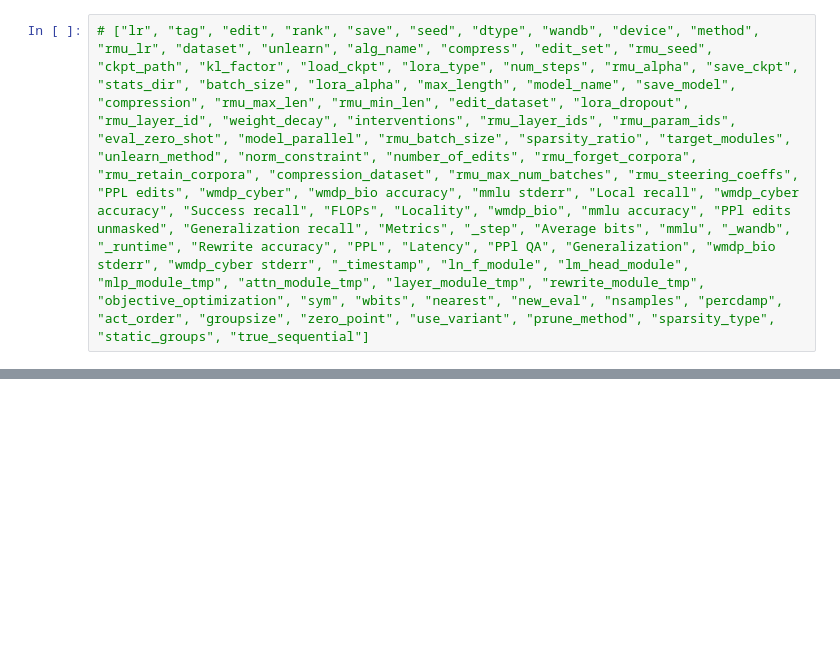
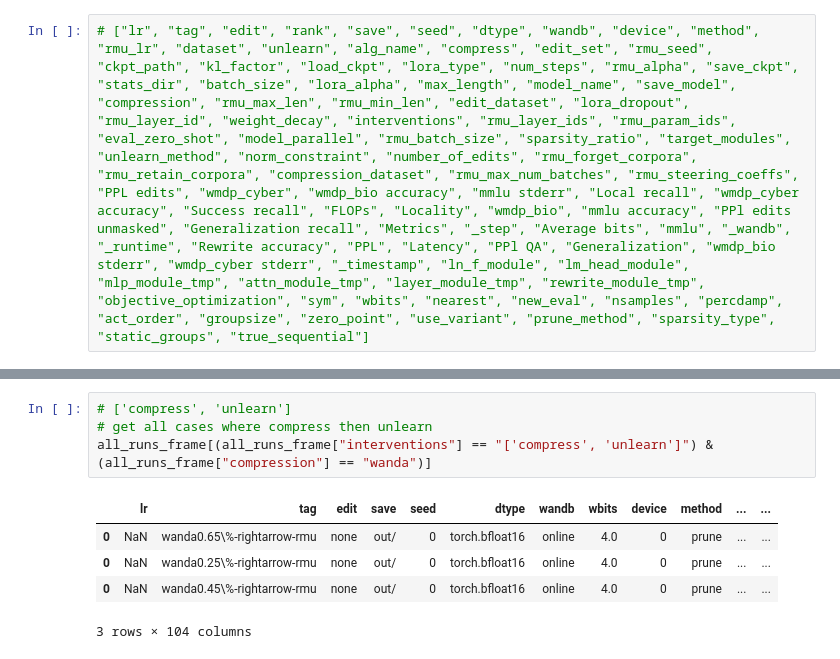
Before and after one commit to hartvigsen-group/composable-interventions, a Jupyter notebook: notebooks/pull_wandb_data.ipynb, the cells around one changed output, grey strips where cells are left out. Cells and saved outputs as stored; diff of their text form; blank space fills up the shorter version.

```diff
--- a/notebooks/pull_wandb_data.ipynb
+++ b/notebooks/pull_wandb_data.ipynb
@@ -97 +119,11 @@ all_runs_frame
+# %%
+# ['compress', 'unlearn']
+# get all cases where compress then unlearn
+all_runs_frame[(all_runs_frame["interventions"] == "['compress', 'unlearn']") & (all_runs_frame["compression"] == "wanda")]
+# %% [output]
+|  | lr | tag | edit | save | seed | dtype | wandb | wbits | device | method | ... | ... |
+| 0 | NaN | wanda0.65\%-rightarrow-rmu | none | out/ | 0 | torch.bfloat16 | online | 4.0 | 0 | prune | ... | ... |
+| 0 | NaN | wanda0.25\%-rightarrow-rmu | none | out/ | 0 | torch.bfloat16 | online | 4.0 | 0 | prune | ... | ... |
+| 0 | NaN | wanda0.45\%-rightarrow-rmu | none | out/ | 0 | torch.bfloat16 | online | 4.0 | 0 | prune | ... | ... |
+3 rows × 104 columns
 # %%
```
Also changed, not shown: parts of 5 cells of this notebook, 2 other files.
